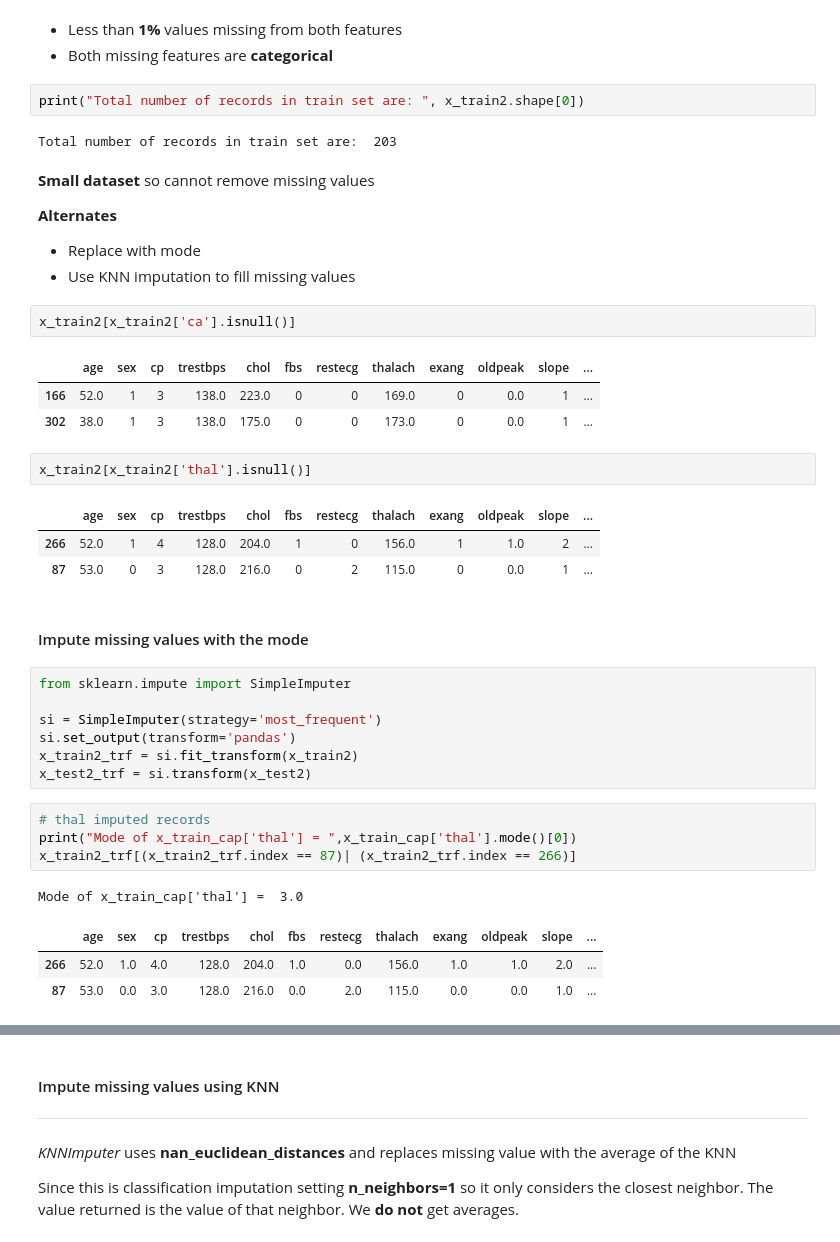
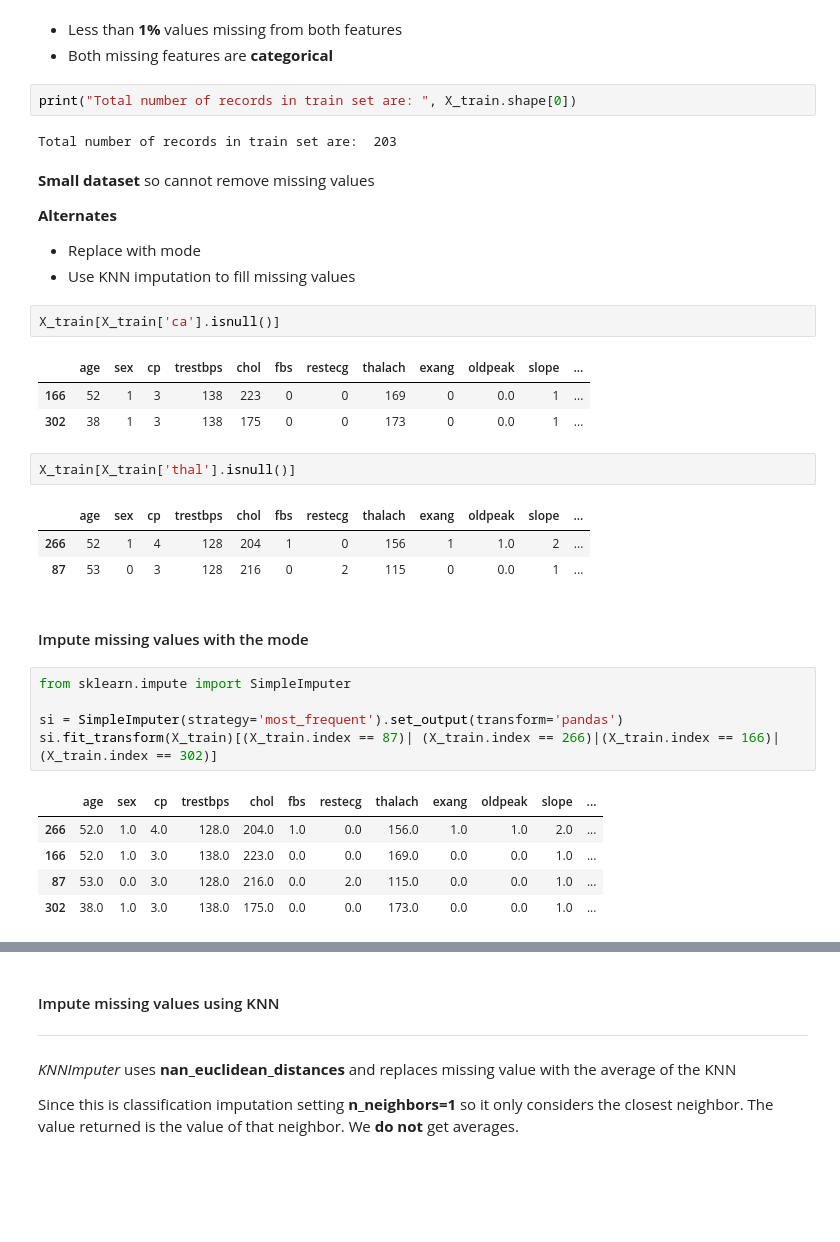
Before and after one commit to HussainAhmed202/MLProject, a Jupyter notebook: notebooks/heart_disease_prediction.ipynb, the cells around one changed output, grey strips where cells are left out. Cells and saved outputs as stored; diff of their text form; blank space fills up the shorter version.

```diff
--- a/notebooks/heart_disease_prediction.ipynb
+++ b/notebooks/heart_disease_prediction.ipynb
@@ -558,7 +539,7 @@ dtype: float64
 * Less than **1%** values missing from both features
 * Both missing features are **categorical**
 # %%
-print("Total number of records in train set are: ", x_train2.shape[0])
+print("Total number of records in train set are: ", X_train.shape[0])
 # %% [output]
 Total number of records in train set are:  203
 # %% [markdown]
@@ -570,32 +551,27 @@ Total number of records in train set are:  203
 *   Replace with mode
 *   Use KNN imputation to fill missing values
 # %%
-x_train2[x_train2['ca'].isnull()]
+X_train[X_train['ca'].isnull()]
 # %% [output]
 |  | age | sex | cp | trestbps | chol | fbs | restecg | thalach | exang | oldpeak | slope | ... |
-| 166 | 52.0 | 1 | 3 | 138.0 | 223.0 | 0 | 0 | 169.0 | 0 | 0.0 | 1 | ... |
-| 302 | 38.0 | 1 | 3 | 138.0 | 175.0 | 0 | 0 | 173.0 | 0 | 0.0 | 1 | ... |
+| 166 | 52 | 1 | 3 | 138 | 223 | 0 | 0 | 169 | 0 | 0.0 | 1 | ... |
+| 302 | 38 | 1 | 3 | 138 | 175 | 0 | 0 | 173 | 0 | 0.0 | 1 | ... |
 # %%
-x_train2[x_train2['thal'].isnull()]
+X_train[X_train['thal'].isnull()]
 # %% [output]
 |  | age | sex | cp | trestbps | chol | fbs | restecg | thalach | exang | oldpeak | slope | ... |
-| 266 | 52.0 | 1 | 4 | 128.0 | 204.0 | 1 | 0 | 156.0 | 1 | 1.0 | 2 | ... |
-| 87 | 53.0 | 0 | 3 | 128.0 | 216.0 | 0 | 2 | 115.0 | 0 | 0.0 | 1 | ... |
+| 266 | 52 | 1 | 4 | 128 | 204 | 1 | 0 | 156 | 1 | 1.0 | 2 | ... |
+| 87 | 53 | 0 | 3 | 128 | 216 | 0 | 2 | 115 | 0 | 0.0 | 1 | ... |
 # %% [markdown]
 #### Impute missing values with the mode
 # %%
 from sklearn.impute import SimpleImputer
 
-si = SimpleImputer(strategy='most_frequent')
-si.set_output(transform='pandas')
-x_train2_trf = si.fit_transform(x_train2)
-x_test2_trf = si.transform(x_test2)
+si = SimpleImputer(strategy='most_frequent').set_output(transform='pandas')
+si.fit_transform(X_train)[(X_train.index == 87)| (X_train.index == 266)|(X_train.index == 166)| (X_train.index == 302)]
+# %% [output]
+|  | age | sex | cp | trestbps | chol | fbs | restecg | thalach | exang | oldpeak | slope | ... |
+| 266 | 52.0 | 1.0 | 4.0 | 128.0 | 204.0 | 1.0 | 0.0 | 156.0 | 1.0 | 1.0 | 2.0 | ... |
+| 166 | 52.0 | 1.0 | 3.0 | 138.0 | 223.0 | 0.0 | 0.0 | 169.0 | 0.0 | 0.0 | 1.0 | ... |
+| 87 | 53.0 | 0.0 | 3.0 | 128.0 | 216.0 | 0.0 | 2.0 | 115.0 | 0.0 | 0.0 | 1.0 | ... |
+| 302 | 38.0 | 1.0 | 3.0 | 138.0 | 175.0 | 0.0 | 0.0 | 173.0 | 0.0 | 0.0 | 1.0 | ... |
-# %%
-# thal imputed records
-print("Mode of x_train_cap['thal'] = ",x_train_cap['thal'].mode()[0])
-x_train2_trf[(x_train2_trf.index == 87)| (x_train2_trf.index == 266)]
-# %% [output]
-Mode of x_train_cap['thal'] =  3.0
-|  | age | sex | cp | trestbps | chol | fbs | restecg | thalach | exang | oldpeak | slope | ... |
-| 266 | 52.0 | 1.0 | 4.0 | 128.0 | 204.0 | 1.0 | 0.0 | 156.0 | 1.0 | 1.0 | 2.0 | ... |
-| 87 | 53.0 | 0.0 | 3.0 | 128.0 | 216.0 | 0.0 | 2.0 | 115.0 | 0.0 | 0.0 | 1.0 | ... |
```
Also changed, not shown: parts of 39 cells of this notebook.
